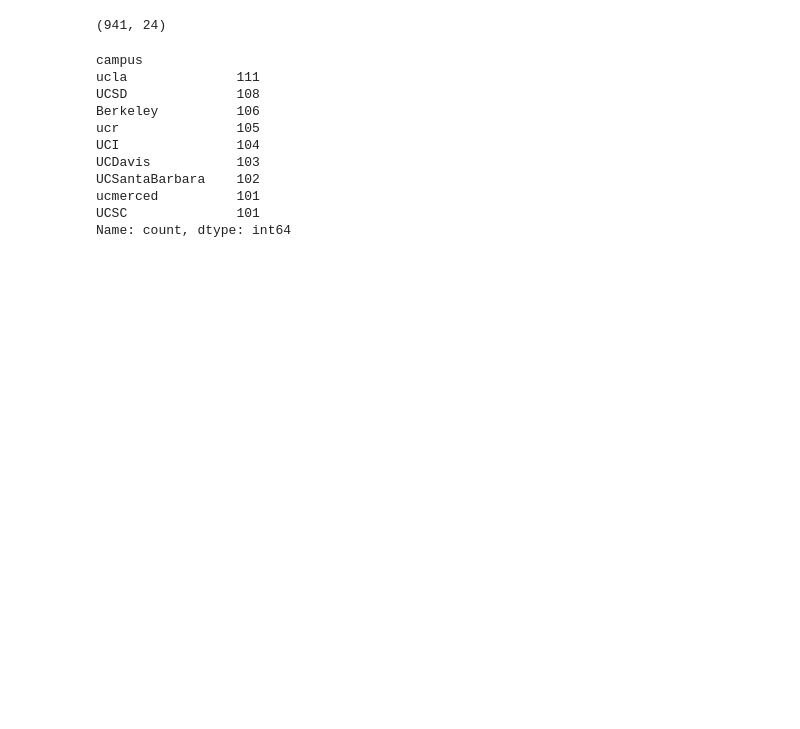
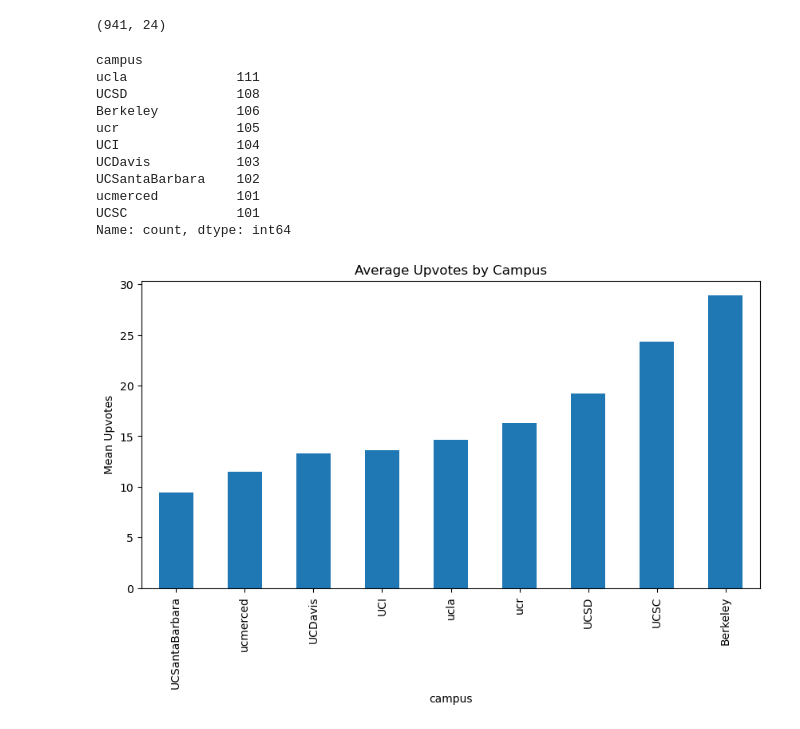
Before and after one commit to Kevin-Wu-12/DSC190-Project, a Jupyter notebook: analysis.ipynb, the cells around one changed output. Cells and saved outputs as stored; diff of their text form; code cells hidden in the pictures; blank space fills up the shorter version.

```diff
--- a/analysis.ipynb
+++ b/analysis.ipynb
@@ -160,0 +174,10 @@ Name: count, dtype: int64
+# %%
+campus_avg = df_all.groupby('campus')['upvotes'].mean().sort_values()
+
+plt.figure(figsize=(10,5))
+campus_avg.plot(kind='bar')
+plt.title("Average Upvotes by Campus")
+plt.ylabel("Mean Upvotes")
+plt.show()
+# %% [output]
+[figure, added]
```
Also changed, not shown: parts of 5 cells of this notebook.
